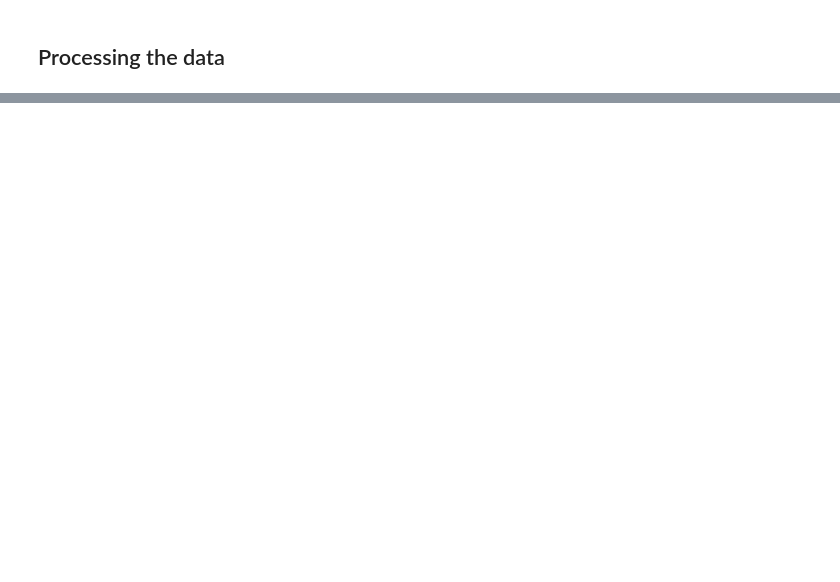
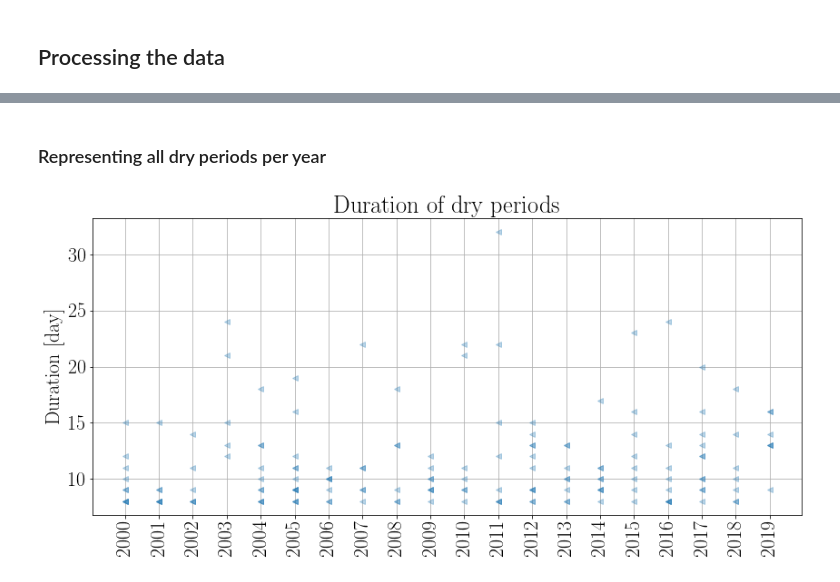
Before and after one commit to e-guenat/GVArainfall, a Jupyter notebook: DailyData_analysis.ipynb, the cells around one changed output, grey strips where cells are left out. Cells and saved outputs as stored; diff of their text form; code cells hidden in the pictures; blank space fills up the shorter version.

```diff
--- a/DailyData_analysis.ipynb
+++ b/DailyData_analysis.ipynb
@@ -118,7 +149,12 @@ dfDry.groupby('Year').max()
+# %% [markdown]
+### Representing all dry periods per year
 # %%
-
 plt.figure(figsize=(14,6))
 plt.plot(dfDry[dfDry['Dry Days']>7]['Year'],dfDry[dfDry['Dry Days']>7]['Dry Days'],'<',alpha=0.3)
 plt.grid('True')
 plt.xticks(np.arange(2000, 2020, 1),rotation='vertical')
+plt.ylabel('Duration [day]')
+plt.title('Duration of dry periods')
 plt.show()
+# %% [output]
+[figure, added]
```
Also changed, not shown: parts of 13 cells of this notebook.
